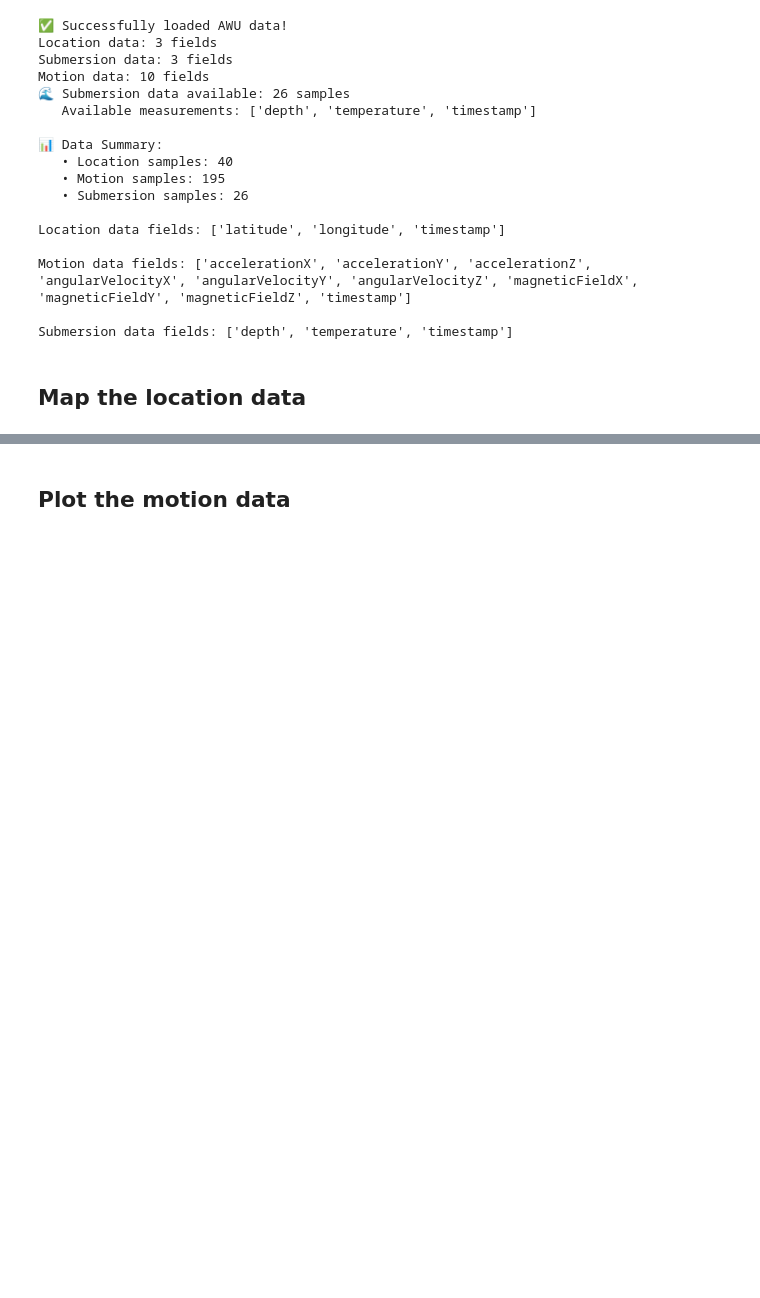
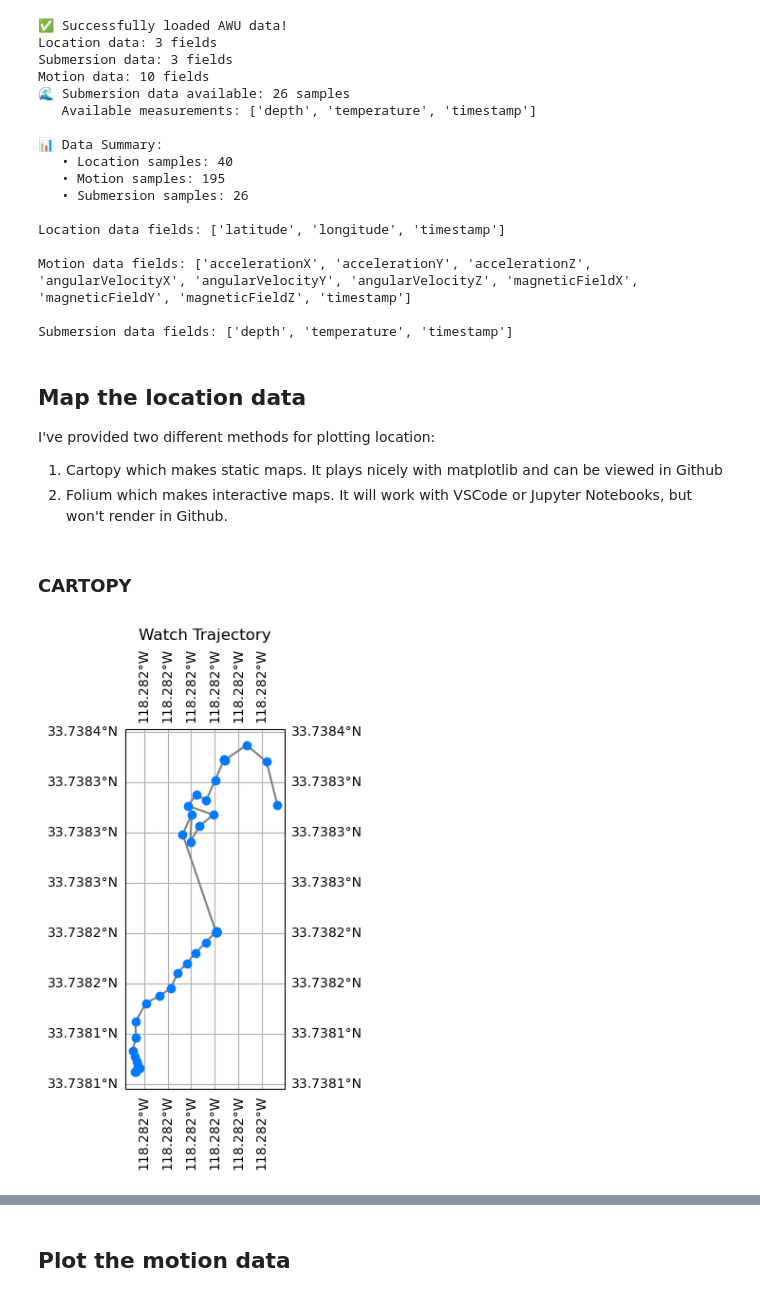
Before and after one commit to rejectedbanana/Bob_Environmental_Toolbox, a Jupyter notebook: Bob JSON Visualizer.ipynb, the cells around one changed output, grey strips where cells are left out. Cells and saved outputs as stored; diff of their text form; code cells hidden in the pictures; blank space fills up the shorter version.

Commit message:
Update Bob JSON Visualizer.ipynb
Finished mapping

```diff
--- a/Bob JSON Visualizer.ipynb
+++ b/Bob JSON Visualizer.ipynb
@@ -64,3 +69,31 @@ Motion data fields: ['accelerationX', 'accelerationY', 'accelerationZ', 'angular
 Submersion data fields: ['depth', 'temperature', 'timestamp']
 # %% [markdown]
 ## Map the location data
+I've provided two different methods for plotting location:
+1. Cartopy which makes static maps. It plays nicely with matplotlib and can be viewed in Github
+2. Folium which makes interactive maps. It will work with VSCode or Jupyter Notebooks, but won't render in Github.
+# %% [markdown]
+### CARTOPY
+# %%
+# CARTOPY
+# Extract latitude and longitude
+lats = location['latitude']
+lons = location['longitude']
+
+map_center = [lats.mean(), lons.mean()]
+
+# Create figure with Albers Equal Area projection
+fig, ax1 = plt.subplots(1, 1, figsize=(15, 6),
+                                subplot_kw={'projection': ccrs.AlbersEqualArea(
+                                    central_longitude=map_center[1],
+                                    central_latitude=map_center[0])})
+
+# plot the data
+ax1.plot(lons, lats, color='gray', marker='o',markerfacecolor=kcolors[0],markeredgecolor=kcolors[0], transform=ccrs.PlateCarree(), zorder=5)
+ax1.set_title('Watch Trajectory')
+ax1.gridlines(draw_labels=True)
+
+plt.tight_layout()
+plt.show()
+# %% [output]
+[figure, added]
```
Also changed, not shown: parts of 4 cells of this notebook.
